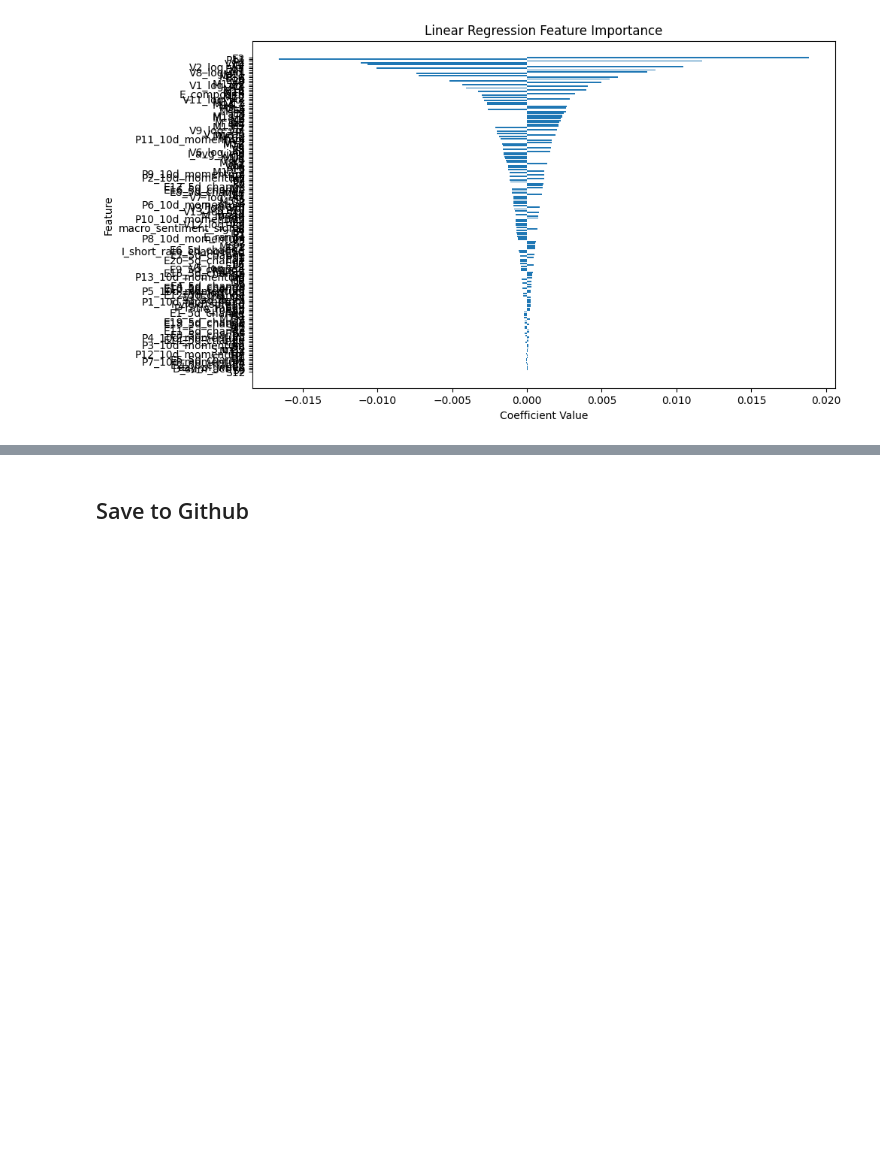
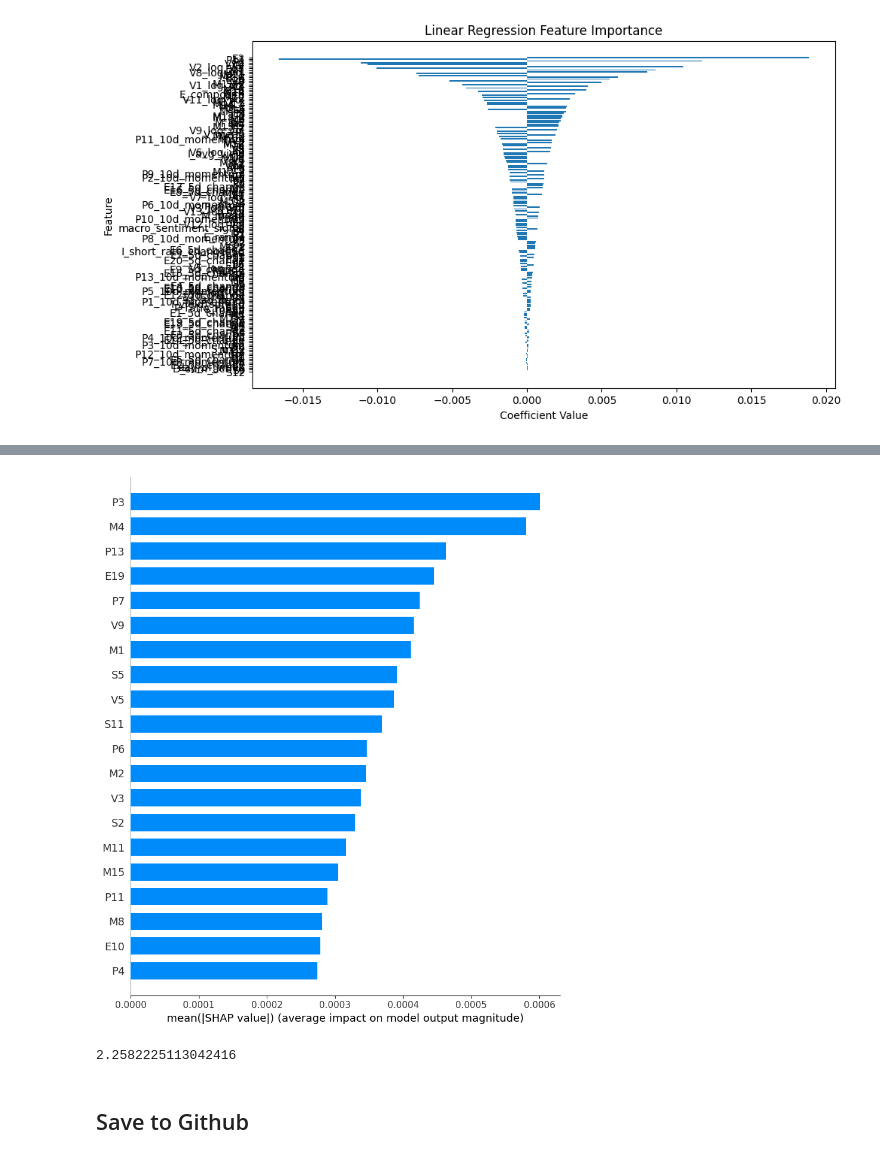
Before and after one commit to abishpius/Hull_Tactical_Market_Prediction, a Jupyter notebook: Hull_Tactical.ipynb, the cells around one changed output, grey strips where cells are left out. Cells and saved outputs as stored; diff of their text form; code cells hidden in the pictures; blank space fills up the shorter version.

```diff
--- a/Hull_Tactical.ipynb
+++ b/Hull_Tactical.ipynb
@@ -969,0 +1435,11 @@ plt.show()
+# %%
+import shap
+
+# Create explainer
+explainer = shap.Explainer(model)
+shap_values = explainer(X_train.to_pandas())
+
+# Plot summary
+shap.summary_plot(shap_values, X_train.to_pandas(), plot_type="bar")
+# %% [output]
+[figure, added]
@@ -970,3 +1455,7 @@ plt.show()
+# %%
+score(solution, solution[['prediction']], row_id_column_name = 'date_id')
+# %% [output]
+2.2582225113042416
 # %% [markdown]
 ## Save to Github
 # %%
```
Also changed, not shown: parts of 20 cells of this notebook.
